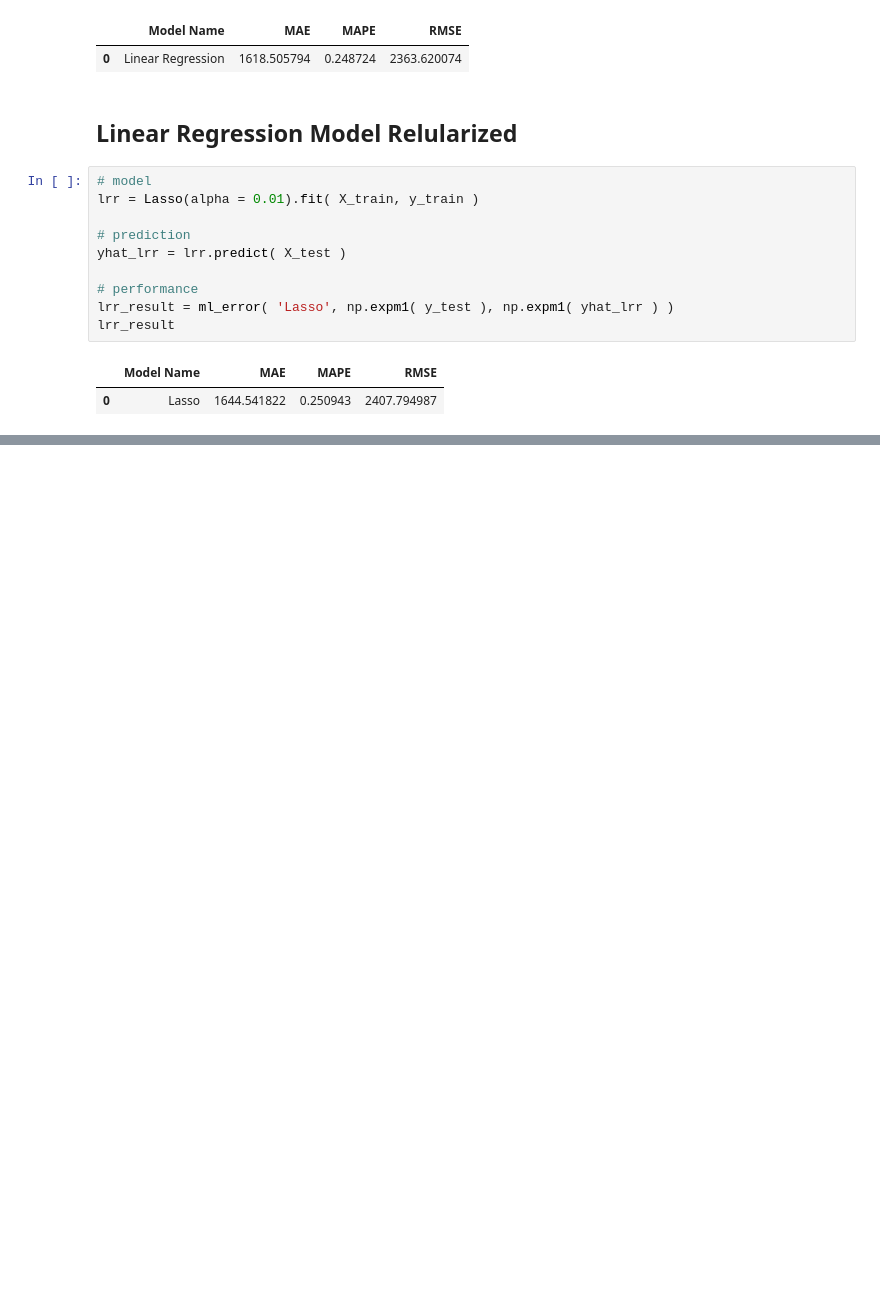
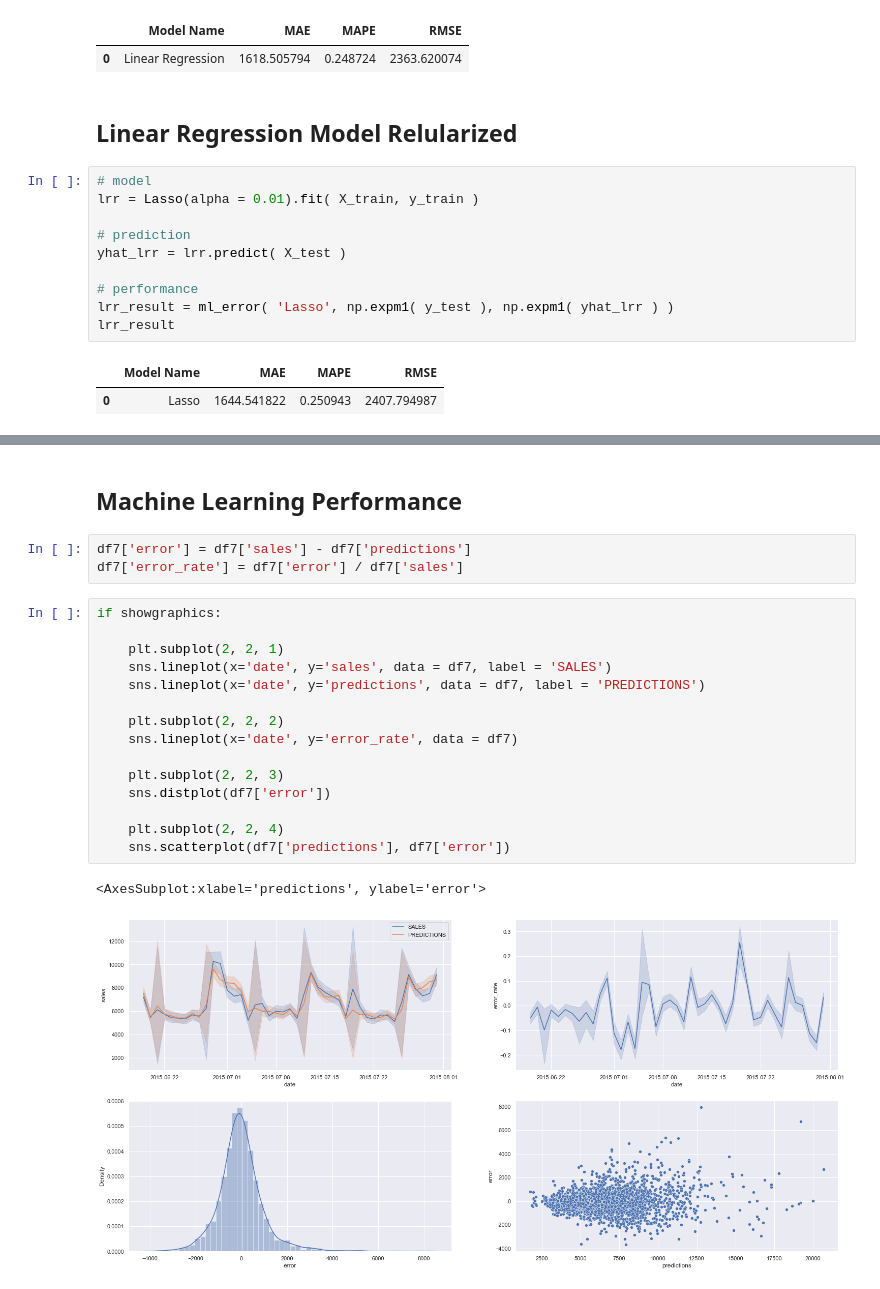
Before and after one commit to enerdb/Store-Sales-Prediction, a Jupyter notebook: store_sales_prediction.ipynb, the cells around one changed output, grey strips where cells are left out. Cells and saved outputs as stored; diff of their text form; blank space fills up the shorter version.

```diff
--- a/store_sales_prediction.ipynb
+++ b/store_sales_prediction.ipynb
@@ -796,0 +1018,23 @@ lrr_result
+# %% [markdown]
+## Machine Learning Performance
+# %%
+df7['error'] = df7['sales'] - df7['predictions']
+df7['error_rate'] = df7['error'] / df7['sales']
+# %%
+if showgraphics:
+
+    plt.subplot(2, 2, 1)
+    sns.lineplot(x='date', y='sales', data = df7, label = 'SALES')
+    sns.lineplot(x='date', y='predictions', data = df7, label = 'PREDICTIONS')
+
+    plt.subplot(2, 2, 2)
+    sns.lineplot(x='date', y='error_rate', data = df7)
+
+    plt.subplot(2, 2, 3)
+    sns.distplot(df7['error'])
+
+    plt.subplot(2, 2, 4)
+    sns.scatterplot(df7['predictions'], df7['error'])
+# %% [output]
+<AxesSubplot:xlabel='predictions', ylabel='error'>
+[figure, added]
```
Also changed, not shown: parts of 31 cells of this notebook.
